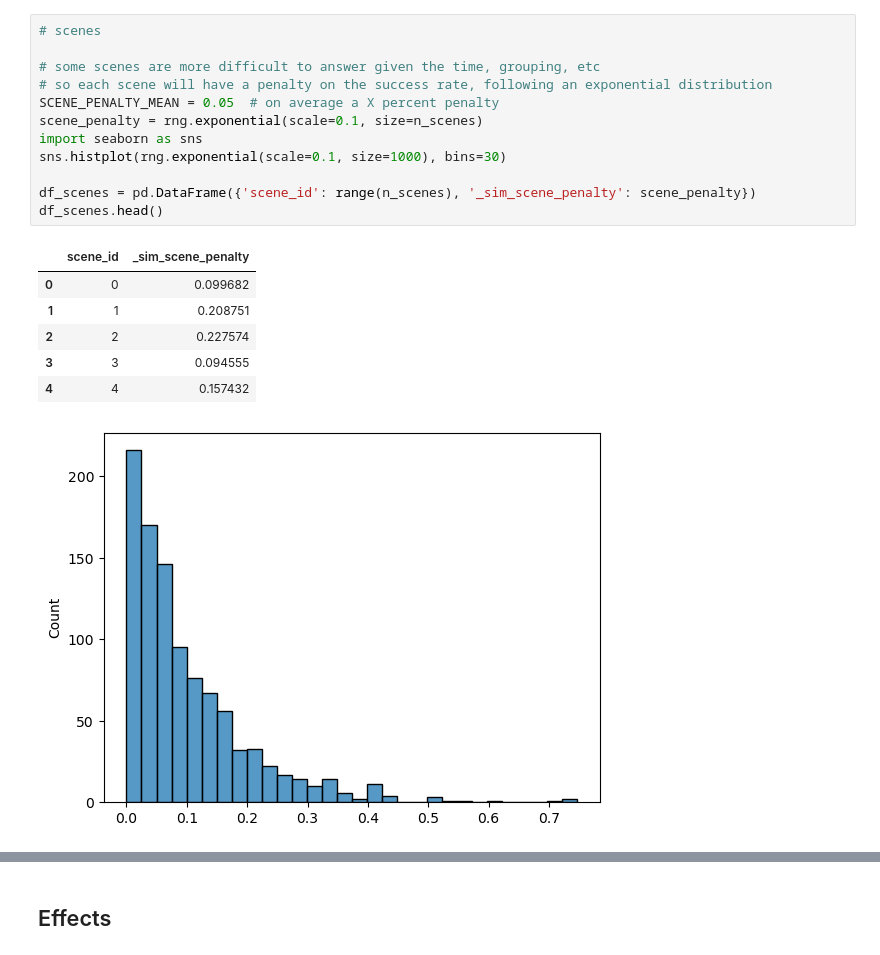
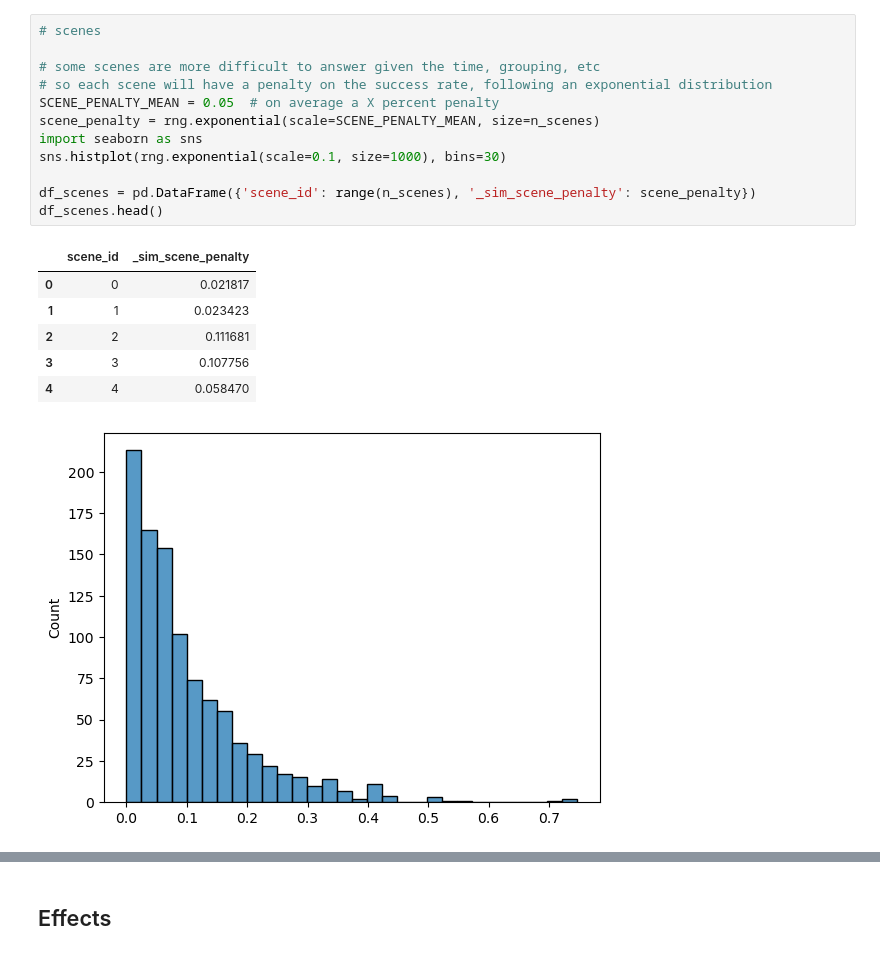
Before and after one commit to michelexyz/salient_colors, a Jupyter notebook: data_analysis/generate_data.ipynb, the cells around one changed output, grey strips where cells are left out. Drawn from its saved outputs; the diff is of its cells as text.

```diff
--- a/data_analysis/generate_data.ipynb
+++ b/data_analysis/generate_data.ipynb
@@ -43,21 +58,21 @@ df_subjects.head()
 # %%
 # scenes
 
 # some scenes are more difficult to answer given the time, grouping, etc
 # so each scene will have a penalty on the success rate, following an exponential distribution
 SCENE_PENALTY_MEAN = 0.05  # on average a X percent penalty
-scene_penalty = rng.exponential(scale=0.1, size=n_scenes)
+scene_penalty = rng.exponential(scale=SCENE_PENALTY_MEAN, size=n_scenes)
 import seaborn as sns
 sns.histplot(rng.exponential(scale=0.1, size=1000), bins=30)
 
 df_scenes = pd.DataFrame({'scene_id': range(n_scenes), '_sim_scene_penalty': scene_penalty})
 df_scenes.head()
 # %% [output]
 |  | scene_id | _sim_scene_penalty |
-| 0 | 0 | 0.099682 |
-| 1 | 1 | 0.208751 |
-| 2 | 2 | 0.227574 |
-| 3 | 3 | 0.094555 |
-| 4 | 4 | 0.157432 |
+| 0 | 0 | 0.021817 |
+| 1 | 1 | 0.023423 |
+| 2 | 2 | 0.111681 |
+| 3 | 3 | 0.107756 |
+| 4 | 4 | 0.058470 |
-[figure, old version]
+[figure, new version]
 # %%
```
Also changed, not shown: parts of 18 cells of this notebook, 8 other files.
